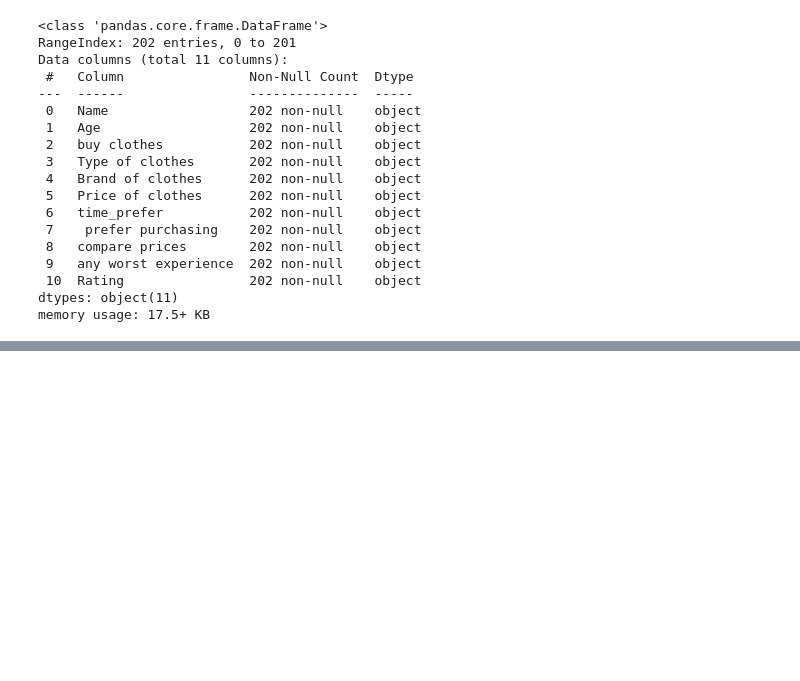
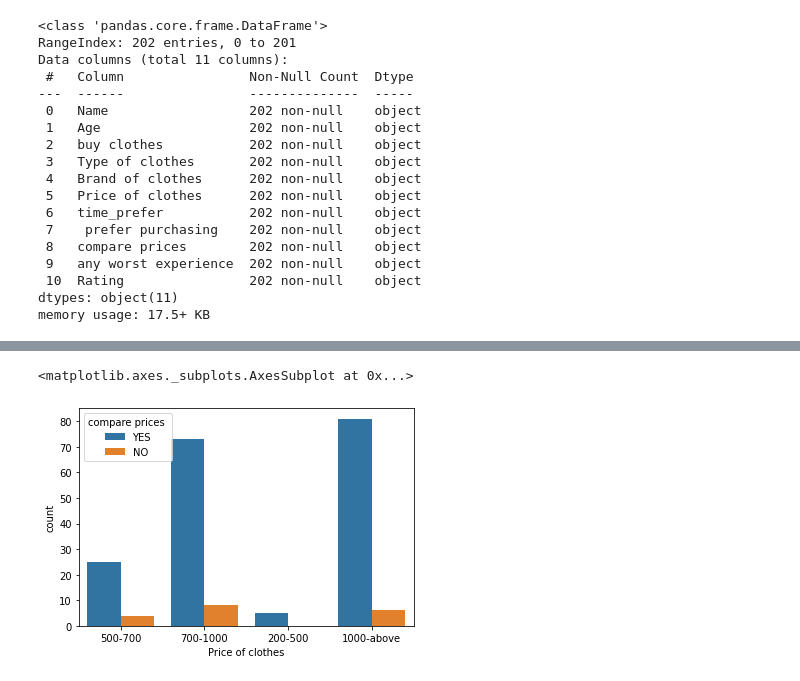
Before and after one commit to pranali-kirolkar-zz/MSCPROJECT, a Jupyter notebook: summersales.ipynb, the cells around one changed output, grey strips where cells are left out. Drawn from its saved outputs; the diff is of its cells as text; code cells hidden in the pictures; blank space fills up the shorter version.

```diff
--- a/summersales.ipynb
+++ b/summersales.ipynb
@@ -282,0 +293,5 @@ memory usage: 17.5+ KB
+# %%
+sns.countplot(data=Dataset, x='Price of clothes', hue='compare prices ')
+# %% [output]
+<matplotlib.axes._subplots.AxesSubplot at 0x...>
+[figure, added]
```
Also changed, not shown: parts of 3 cells of this notebook.
